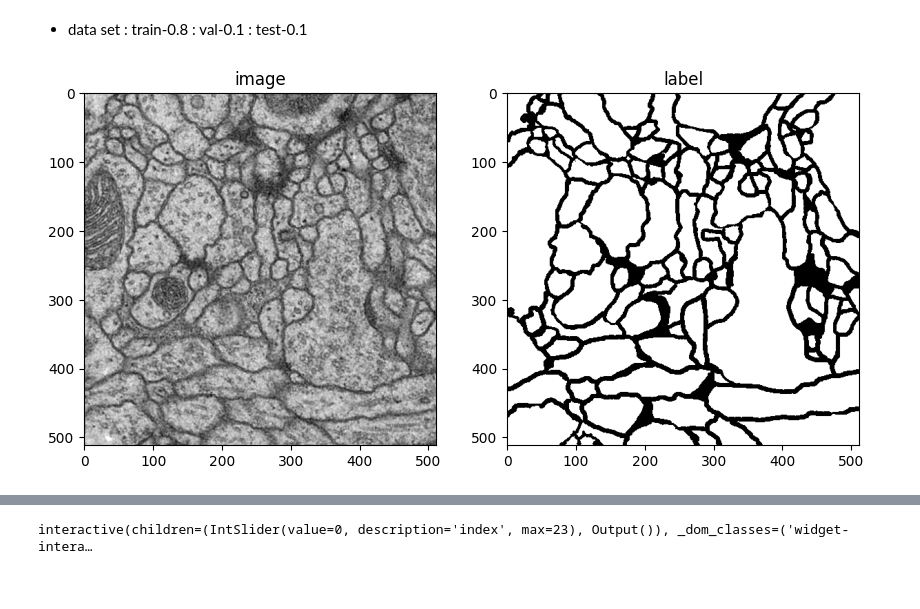
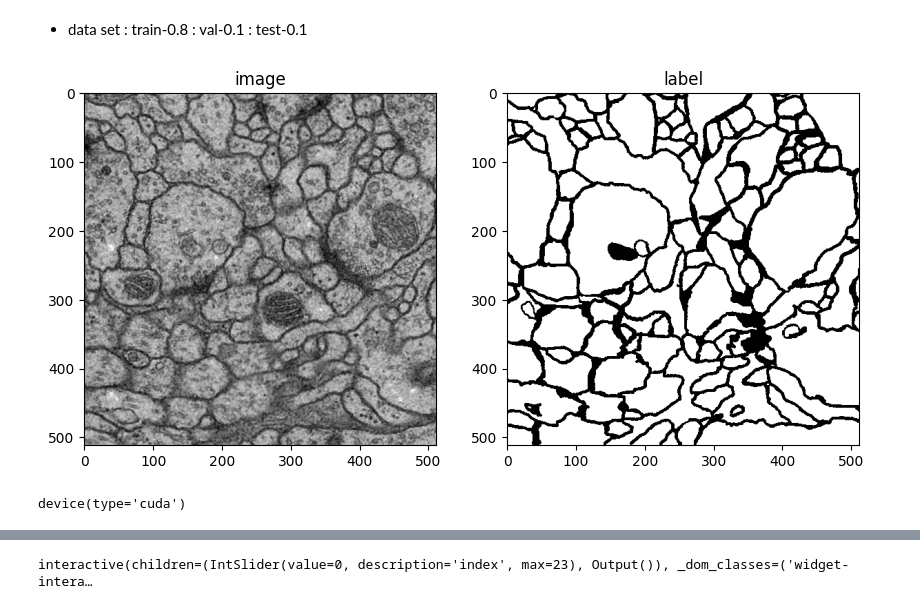
Before and after one commit to seonydg/segmentation, a Jupyter notebook: u-net_isbi/u-net_isbi.ipynb, the cells around one changed output, grey strips where cells are left out. Saved outputs shown, nothing was run; the diff lists cells and outputs as text; code cells hidden in the pictures.

```diff
--- a/u-net_isbi/u-net_isbi.ipynb
+++ b/u-net_isbi/u-net_isbi.ipynb
@@ -78,14 +86,14 @@ for i in range(3):
 # %%
 plt.figure(figsize=(10, 5))
 plt.subplot(121)
-plt.imshow(image, cmap='gray')
+plt.imshow(images, cmap='gray')
 plt.title('image')
 plt.subplot(122)
-plt.imshow(label, cmap='gray')
+plt.imshow(labels, cmap='gray')
 plt.title('label')
 plt.show()
 # %% [output]
-[figure, old version]
+[figure, new version]
 # %%
 LEARNING_RATE = 1e-3
 BATCH_SIZE = 3
@@ -96,6 +104,9 @@ ckpt_dir = './checkpoint'
 log_dir = './log'
 
 DEVICE = torch.device('cuda' if torch.cuda.is_available() else 'cpu')
+DEVICE
+# %% [output]
+device(type='cuda')
 # %%
 import torch
 import torch.nn as nn
```
Also changed, not shown: parts of 14 cells of this notebook, 8 other files.
